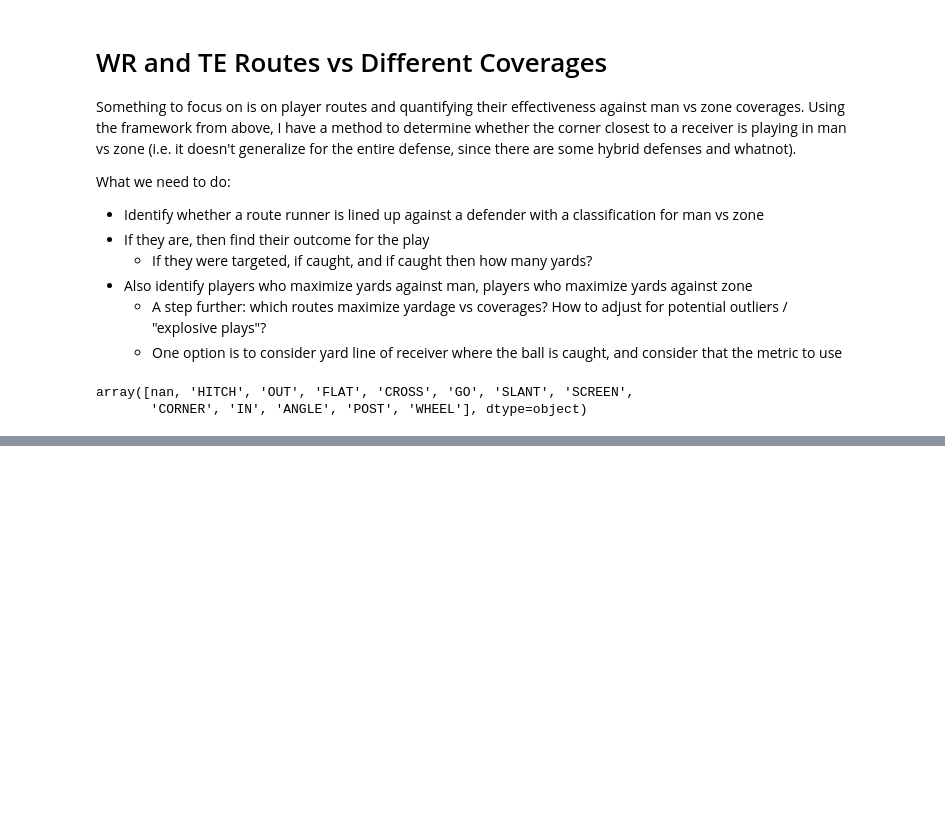
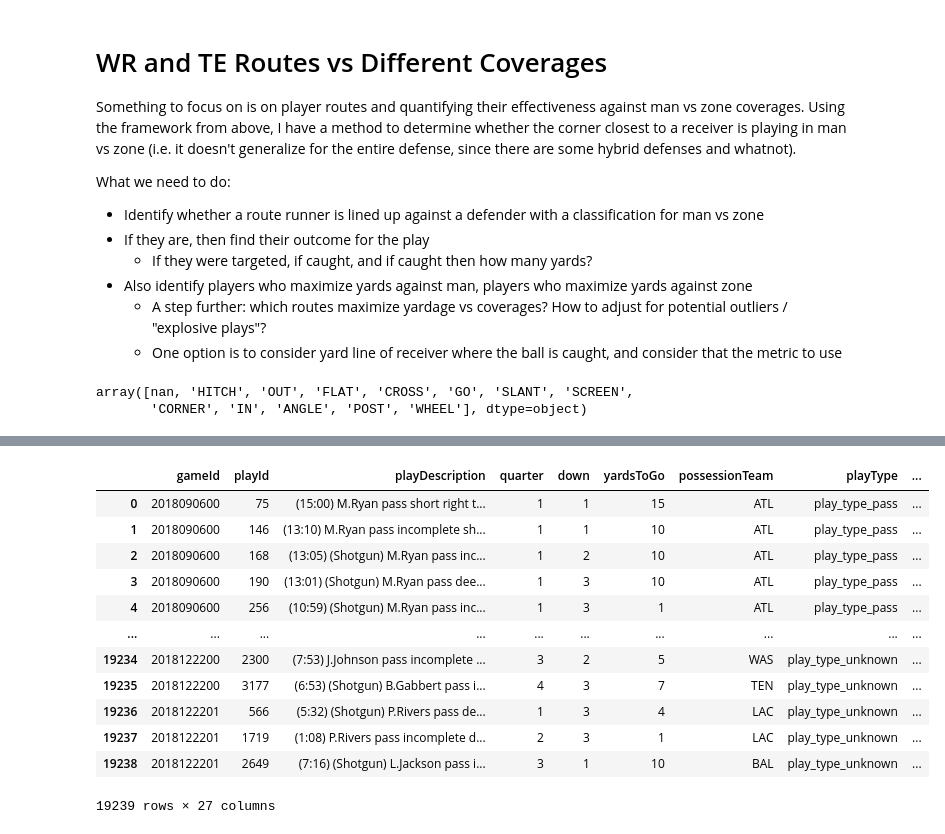
Before and after one commit to taarakshah/nfl-tendency, a Jupyter notebook: 3_Tracking-Data-Setup.ipynb, the cells around one changed output, grey strips where cells are left out. Cells and saved outputs as stored; diff of their text form; code cells hidden in the pictures; blank space fills up the shorter version.

```diff
--- a/3_Tracking-Data-Setup.ipynb
+++ b/3_Tracking-Data-Setup.ipynb
@@ -621,0 +658,17 @@ array([nan, 'HITCH', 'OUT', 'FLAT', 'CROSS', 'GO', 'SLANT', 'SCREEN',
+# %%
+## Get outcomes by play id
+plays
+# %% [output]
+|  | gameId | playId | playDescription | quarter | down | yardsToGo | possessionTeam | playType | ... |
+| 0 | 2018090600 | 75 | (15:00) M.Ryan pass short right t... | 1 | 1 | 15 | ATL | play_type_pass | ... |
+| 1 | 2018090600 | 146 | (13:10) M.Ryan pass incomplete sh... | 1 | 1 | 10 | ATL | play_type_pass | ... |
+| 2 | 2018090600 | 168 | (13:05) (Shotgun) M.Ryan pass inc... | 1 | 2 | 10 | ATL | play_type_pass | ... |
+| 3 | 2018090600 | 190 | (13:01) (Shotgun) M.Ryan pass dee... | 1 | 3 | 10 | ATL | play_type_pass | ... |
+| 4 | 2018090600 | 256 | (10:59) (Shotgun) M.Ryan pass inc... | 1 | 3 | 1 | ATL | play_type_pass | ... |
+| ... | ... | ... | ... | ... | ... | ... | ... | ... | ... |
+| 19234 | 2018122200 | 2300 | (7:53) J.Johnson pass incomplete ... | 3 | 2 | 5 | WAS | play_type_unknown | ... |
+| 19235 | 2018122200 | 3177 | (6:53) (Shotgun) B.Gabbert pass i... | 4 | 3 | 7 | TEN | play_type_unknown | ... |
+| 19236 | 2018122201 | 566 | (5:32) (Shotgun) P.Rivers pass de... | 1 | 3 | 4 | LAC | play_type_unknown | ... |
+| 19237 | 2018122201 | 1719 | (1:08) P.Rivers pass incomplete d... | 2 | 3 | 1 | LAC | play_type_unknown | ... |
+| 19238 | 2018122201 | 2649 | (7:16) (Shotgun) L.Jackson pass i... | 3 | 1 | 10 | BAL | play_type_unknown | ... |
+19239 rows × 27 columns
```
Also changed, not shown: parts of 12 cells of this notebook.
